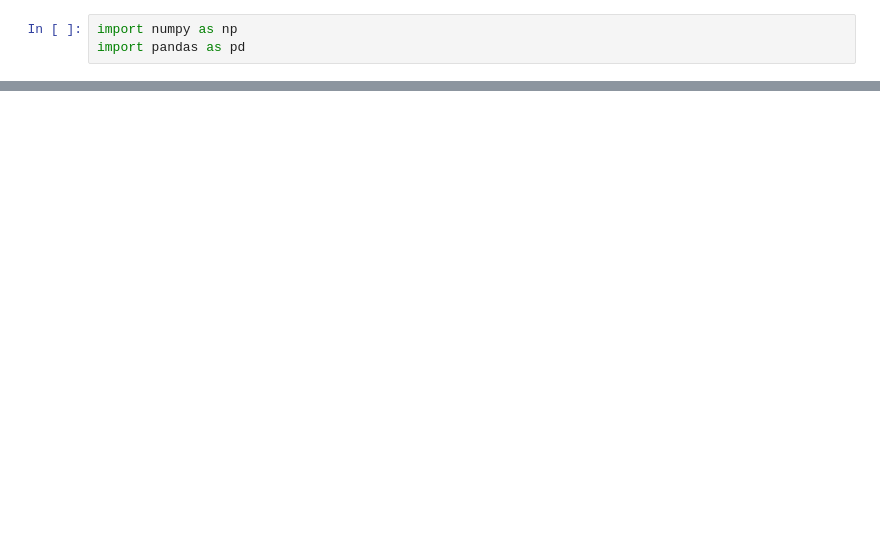
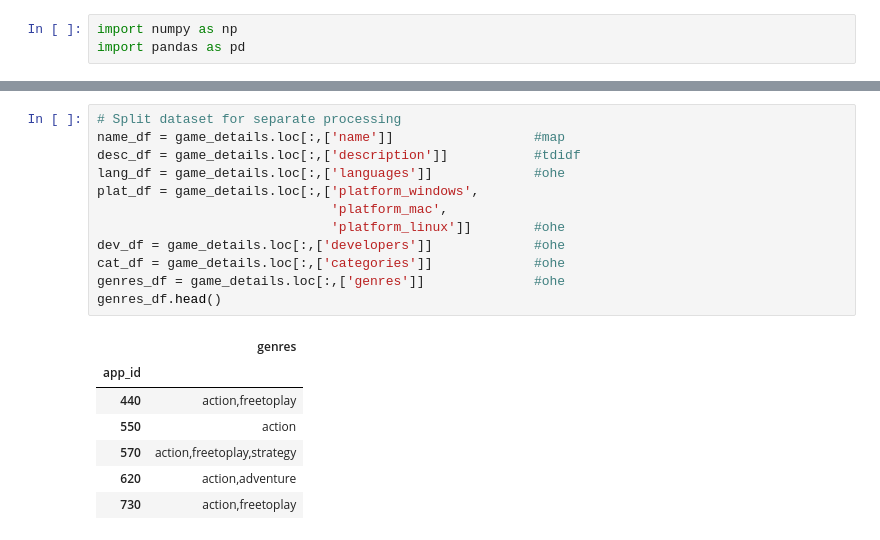
Before and after one commit to jbrandonlee/game-recommender-python-ml, a Jupyter notebook: content-based-filtering.ipynb, the cells around one changed output, grey strips where cells are left out. Saved outputs shown, nothing was run; the diff lists cells and outputs as text; blank space fills up the shorter version.

```diff
--- a/content-based-filtering.ipynb
+++ b/content-based-filtering.ipynb
@@ -62,3 +30,23 @@ Name: genres, Length: 39698, dtype: object
+# %%
+# Split dataset for separate processing
+name_df = game_details.loc[:,['name']]                  #map
+desc_df = game_details.loc[:,['description']]           #tdidf
+lang_df = game_details.loc[:,['languages']]             #ohe
+plat_df = game_details.loc[:,['platform_windows',
+                              'platform_mac',
+                              'platform_linux']]        #ohe
+dev_df = game_details.loc[:,['developers']]             #ohe
+cat_df = game_details.loc[:,['categories']]             #ohe
+genres_df = game_details.loc[:,['genres']]              #ohe
+genres_df.head()
+# %% [output]
+|  | genres |
+| app_id |  |
+| 440 | action,freetoplay |
+| 550 | action |
+| 570 | action,freetoplay,strategy |
+| 620 | action,adventure |
+| 730 | action,freetoplay |
 # %%
 # Genre - One Hot Encoding (by CountVectorizer)
 from sklearn.feature_extraction.text import CountVectorizer
```
Also changed, not shown: parts of 11 cells of this notebook, 3 other files.
